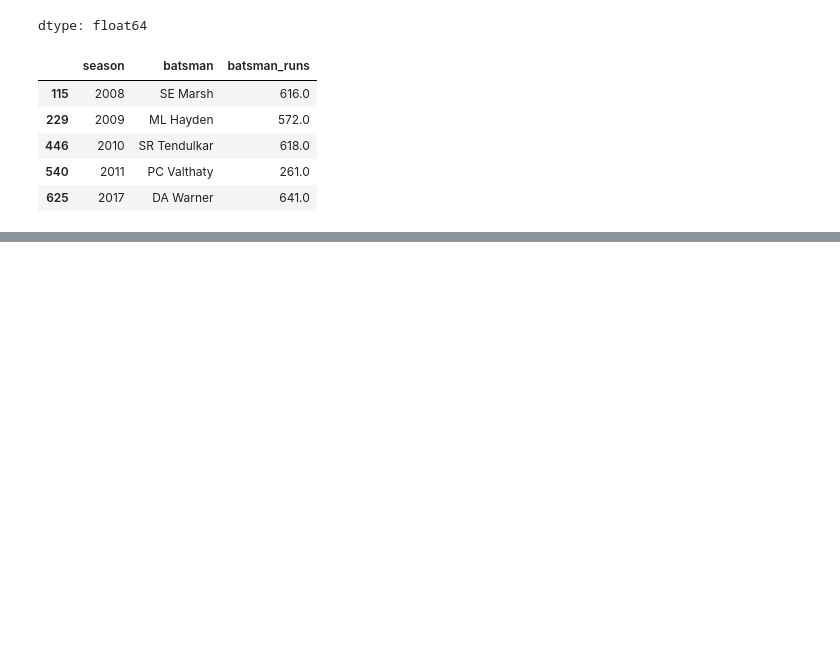
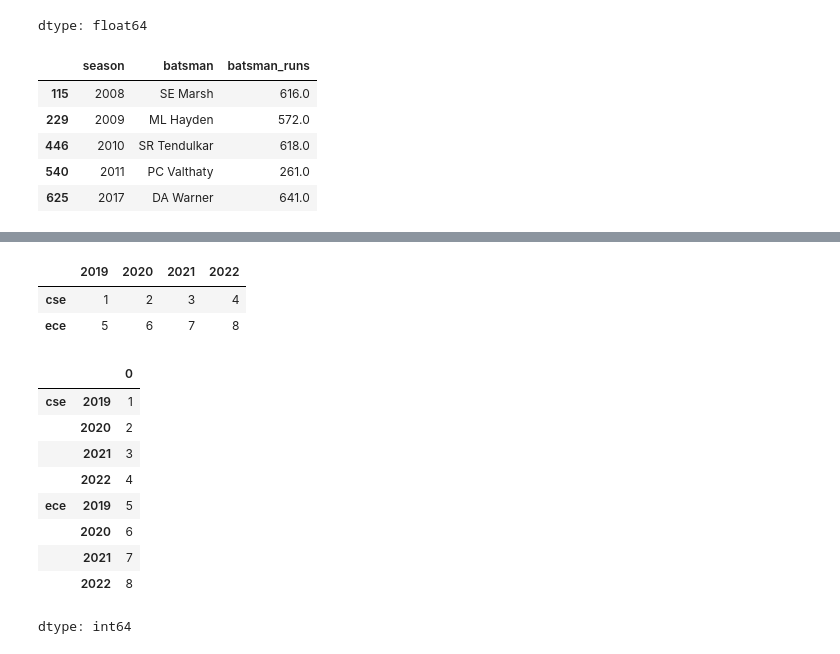
Before and after one commit to ShauryaPrakashVerma/Python_for_AI, a Jupyter notebook: Pandas.ipynb, the cells around one changed output, grey strips where cells are left out. Cells and saved outputs as stored; diff of their text form; code cells hidden in the pictures; blank space fills up the shorter version.

```diff
--- a/Pandas.ipynb
+++ b/Pandas.ipynb
@@ -3576,0 +3671,22 @@ temp_df.groupby(['season','batsman'])['batsman_runs'].sum().reset_index().sort_v
+# %%
+# unstack     inner most index becomes a column name  multiindex --> dataframe
+temp = s.unstack()
+temp
+# %% [output]
+|  | 2019 | 2020 | 2021 | 2022 |
+| cse | 1 | 2 | 3 | 4 |
+| ece | 5 | 6 | 7 | 8 |
+# %%
+# stack    data frame ---> multiindex
+temp.stack()
+# %% [output]
+|  |  | 0 |
+| cse | 2019 | 1 |
+|  | 2020 | 2 |
+|  | 2021 | 3 |
+|  | 2022 | 4 |
+| ece | 2019 | 5 |
+|  | 2020 | 6 |
+|  | 2021 | 7 |
+|  | 2022 | 8 |
+dtype: int64
```
Also changed, not shown: parts of 17 cells of this notebook.
